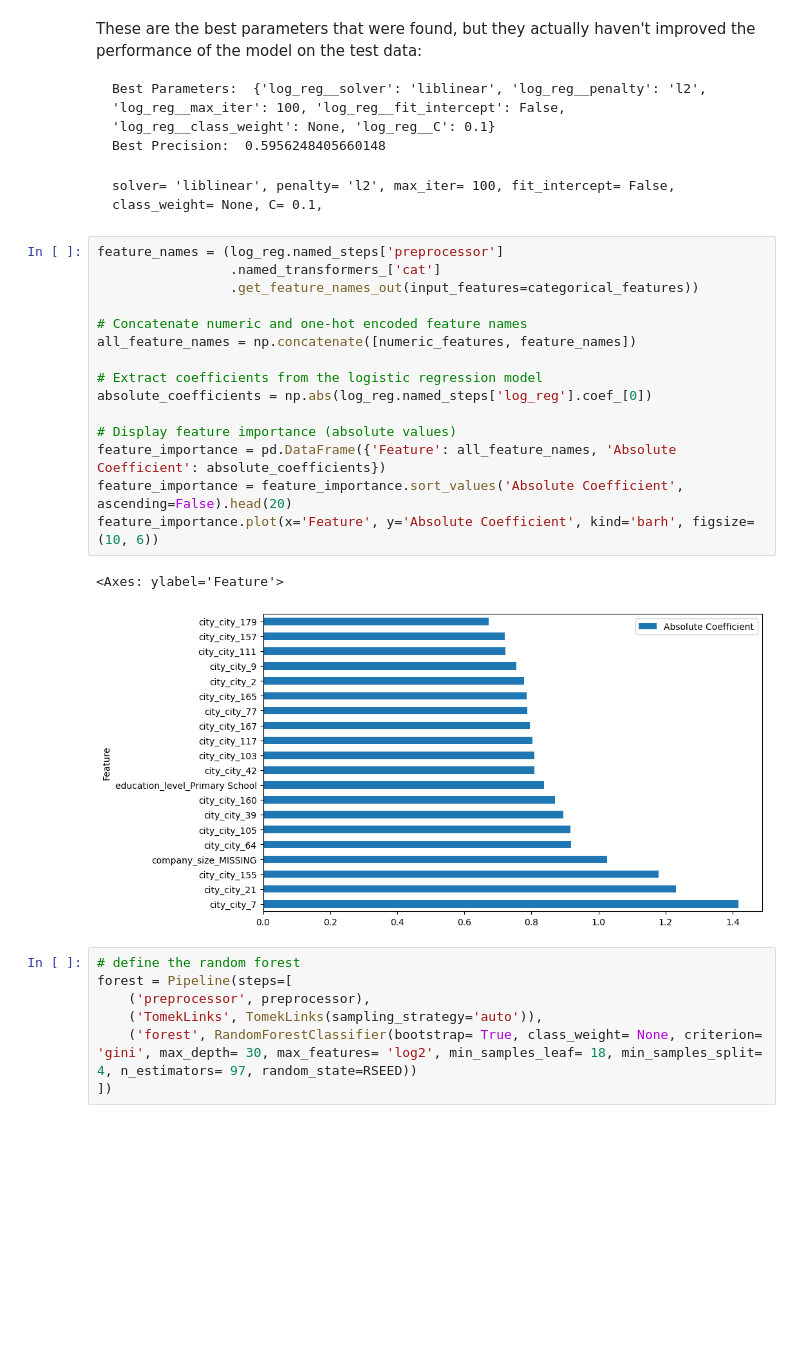
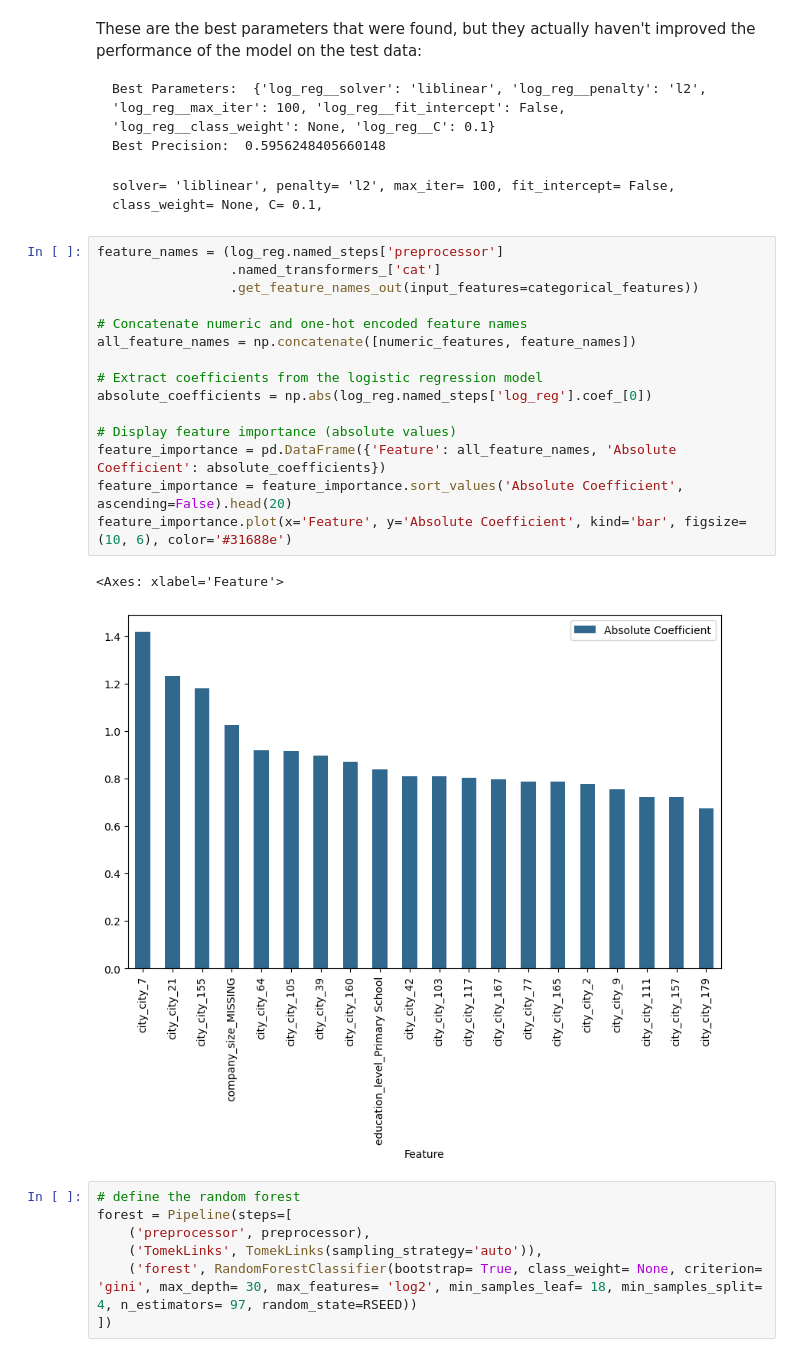
Before and after one commit to scheinmensch/HR-Analytics, a Jupyter notebook: Model.ipynb, the cells around one changed output. Drawn from its saved outputs; the diff is of its cells as text; blank space fills up the shorter version.

Commit message:
feature importance logreg

```diff
--- a/Model.ipynb
+++ b/Model.ipynb
@@ -352,21 +349,21 @@ solver= 'liblinear', penalty= 'l2', max_iter= 100, fit_intercept= False, class_w
 # %%
 feature_names = (log_reg.named_steps['preprocessor']
                  .named_transformers_['cat']
                  .get_feature_names_out(input_features=categorical_features))
 
 # Concatenate numeric and one-hot encoded feature names
 all_feature_names = np.concatenate([numeric_features, feature_names])
 
 # Extract coefficients from the logistic regression model
 absolute_coefficients = np.abs(log_reg.named_steps['log_reg'].coef_[0])
 
 # Display feature importance (absolute values)
 feature_importance = pd.DataFrame({'Feature': all_feature_names, 'Absolute Coefficient': absolute_coefficients})
 feature_importance = feature_importance.sort_values('Absolute Coefficient', ascending=False).head(20)
-feature_importance.plot(x='Feature', y='Absolute Coefficient', kind='barh', figsize=(10, 6))
+feature_importance.plot(x='Feature', y='Absolute Coefficient', kind='bar', figsize=(10, 6), color='#31688e')
 # %% [output]
-<Axes: ylabel='Feature'>
+<Axes: xlabel='Feature'>
-[figure, old version]
+[figure, new version]
 # %%
 # define the random forest
 forest = Pipeline(steps=[
```
Also changed, not shown: parts of 1 cell of this notebook.
